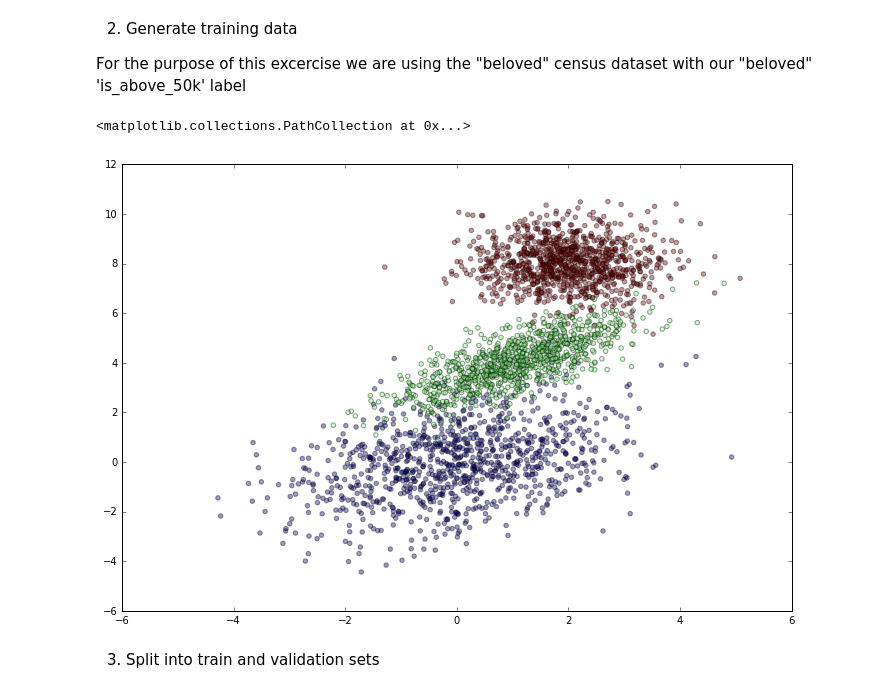
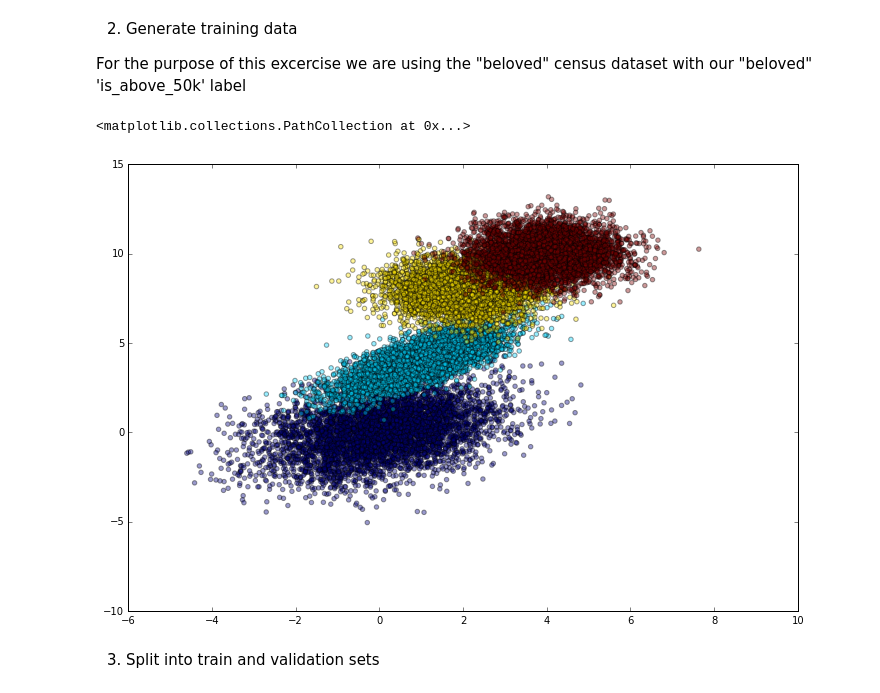
Before and after one commit to pqh2/ml_from_scratch, a Jupyter notebook: nn.ipynb, the cells around one changed output. Saved outputs shown, nothing was run; the diff lists cells and outputs as text; code cells hidden in the pictures.

```diff
--- a/nn.ipynb
+++ b/nn.ipynb
@@ -11,20 +11,21 @@ import matplotlib.pyplot as plt
 
 For the purpose of this excercise we are using the "beloved" census dataset with our "beloved" 'is_above_50k' label
 # %%
-num_observations = 1000
+num_observations = 5000
 x1 = np.random.multivariate_normal([0, 0], [[2, .75],[.75, 2]], num_observations)
 x2 = np.random.multivariate_normal([1, 4], [[1, .75],[.75, 1]], num_observations)
 x3 = np.random.multivariate_normal([2, 8], [[0, .75],[.75, 0]], num_observations)
+x4 = np.random.multivariate_normal([4, 10], [[0, .75],[.75, 0]], num_observations)
 
-simulated_separableish_features = np.vstack((x1, x2, x3)).astype(np.float32)
-simulated_labels = np.hstack((np.zeros(num_observations), np.ones(num_observations), np.ones(num_observations) + 1))
+simulated_separableish_features = np.vstack((x1, x2, x3, x4)).astype(np.float32)
+simulated_labels = np.hstack((np.zeros(num_observations), np.ones(num_observations), np.ones(num_observations) + 1, np.ones(num_observations) + 2))
 %matplotlib inline
 plt.figure(figsize=(12,8))
 plt.scatter(simulated_separableish_features[:, 0], simulated_separableish_features[:, 1],
             c = simulated_labels, alpha = .4)
 # %% [output]
 <matplotlib.collections.PathCollection at 0x...>
-[figure, old version]
+[figure, new version]
 # %% [markdown]
 3) Split into train and validation sets
 # %%
```
Also changed, not shown: parts of 4 cells of this notebook, 1 other file.
